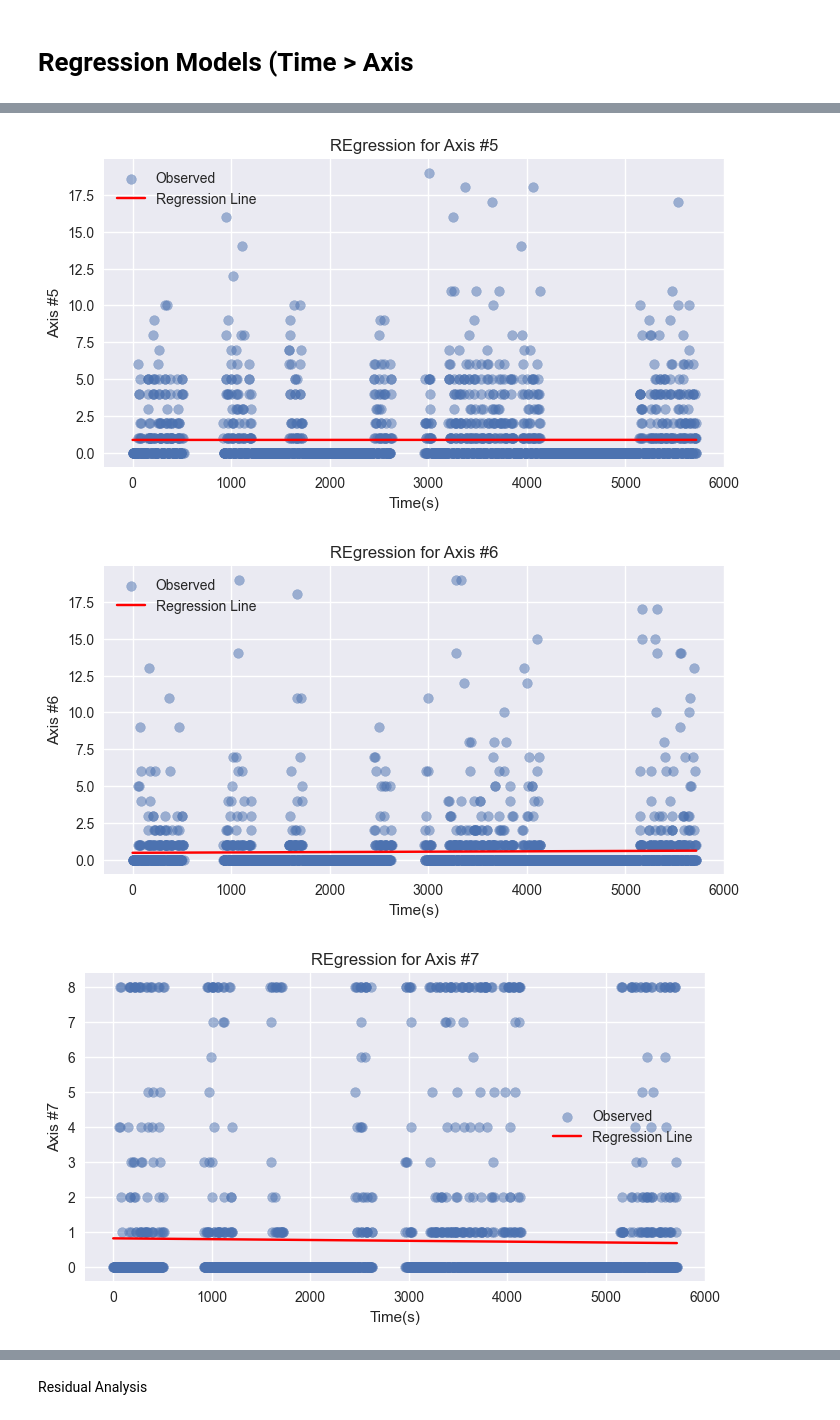
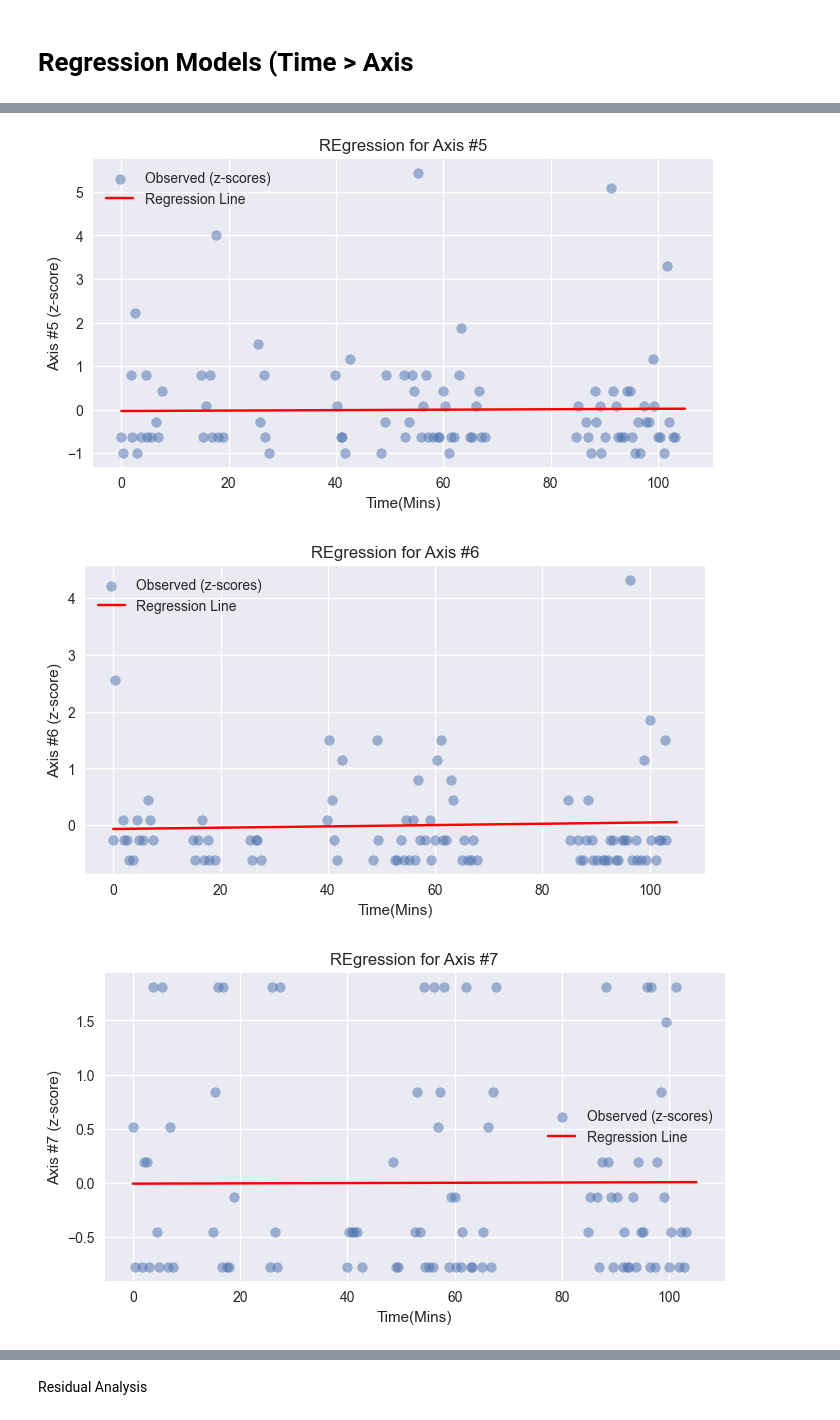
Before and after one commit to JariusBedward-8841640/CSCN8010_Practical_Lab1_ArchitectureVer, a Jupyter notebook: DataStreamPracticalLab,.ipynb, the cells around one changed output, grey strips where cells are left out. Saved outputs shown, nothing was run; the diff lists cells and outputs as text; code cells hidden in the pictures.

```diff
--- a/DataStreamPracticalLab,.ipynb
+++ b/DataStreamPracticalLab,.ipynb
@@ -57,3 +62,18 @@ df_train.head()
 | 2 | 2022-10-17 12:18:27.348 | 0.0 | 0.0 | 0.0 | 0.0 | 0.0 | 0.0 | 0.0 | 0.0 |
 | 3 | 2022-10-17 12:18:29.222 | 0.0 | 0.0 | 0.0 | 0.0 | 0.0 | 0.0 | 0.0 | 0.0 |
 | 4 | 2022-10-17 12:18:31.117 | 0.0 | 0.0 | 0.0 | 0.0 | 0.0 | 0.0 | 0.0 | 0.0 |
+# %%
+# Fill missing values
+df_train.fillna(0, inplace=True)
+
+# --- Filter out rows where all Axis readings are zero ---
+axis_cols = [col for col in df_train.columns if col.startswith("Axis #")]
+df_train_nonzero = df_train[(df_train[axis_cols] != 0).any(axis=1)]
+
+# Use filtered DataFrame for regression, normalization, residuals, etc.
+df_train = df_train_nonzero.copy()
+
+# Optional: keep a copy of the full DataFrame if you want to plot all points including zeros
+df_train_full = df_train_nonzero.copy()  # for visualization only
+
+df_train.head()
@@ -80,5 +107,8 @@ scaler_std = StandardScaler()
 df_std = df_train.copy()
 df_std[axis_cols] = scaler_std.fit_transform(df_train[axis_cols])
 
+# scale time to mins\
+
+df_std["time_min"] = (df_std["Time"] - df_std["Time"].min()).dt.total_seconds() / 60
 df_std.head()
 # %% [output]
@@ -91,31 +121,50 @@ df_std.head()
 # %% [markdown]
 # Regression Models (Time > Axis
 # %%
-df_train["time_seconds"] = (df_train["Time"] - df_train["Time"].min()).dt.total_seconds()
+#Try plotting throyugh the standrize score
 
 models = {}
 residuals = {}
 
 for axis in axis_cols:
-    x = df_train[["time_seconds"]].values
-    y = df_train[axis].values
+    x = df_std[["time_min"]].values
+    y = df_std[axis].values
 
-    model = LinearRegression().fit(x,y)
+    model = LinearRegression().fit(x, y)
     y_pred = model.predict(x)
 
     models[axis] = model
     residuals[axis] = y - y_pred
+    #sample points for every 10th low for less clutter
+    df_plot = df_std.iloc[::10]
 
-    # Plot the regression
 
+
+
+# df_train["time_min"] = (df_train["Time"] - df_train["Time"].min()).dt.total_seconds()
+#
+# models = {}
+# residuals = {}
+#
+# for axis in axis_cols:
+#     x = df_train[["time_min"]].values
+#     y = df_train[axis].values
+#
+#     model = LinearRegression().fit(x,y)
+#     y_pred = model.predict(x)
+#
+#     models[axis] = model
+#     residuals[axis] = y - y_pred
+#
+#     # Plot the regression
     plt.figure(figsize=(8,4))
 
-    plt.scatter(df_train["time_seconds"], y, alpha=0.5, label="Observed")
-    plt.plot(df_train["time_seconds"], y_pred, color="red", label="Regression Line")
+    plt.scatter(df_plot["time_min"], df_plot[axis], alpha=0.5, label="Observed (z-scores)" )
+    plt.plot(df_std["time_min"], y_pred, color="red", label="Regression Line")
 
     plt.title(f"REgression for {axis}")
-    plt.xlabel("Time(s)")
-    plt.ylabel(axis)
+    plt.xlabel("Time(Mins)")
+    plt.ylabel(f"{axis} (z-score)")
     plt.legend()
     plt.show()
 # %% [output]
@@ -126,3 +175,3 @@ for axis in axis_cols:
-[figure, old version]
+[figure, new version]
-[figure, old version]
+[figure, new version]
-[figure, old version]
+[figure, new version]
```
Also changed, not shown: parts of 16 cells of this notebook, 2 other files.
